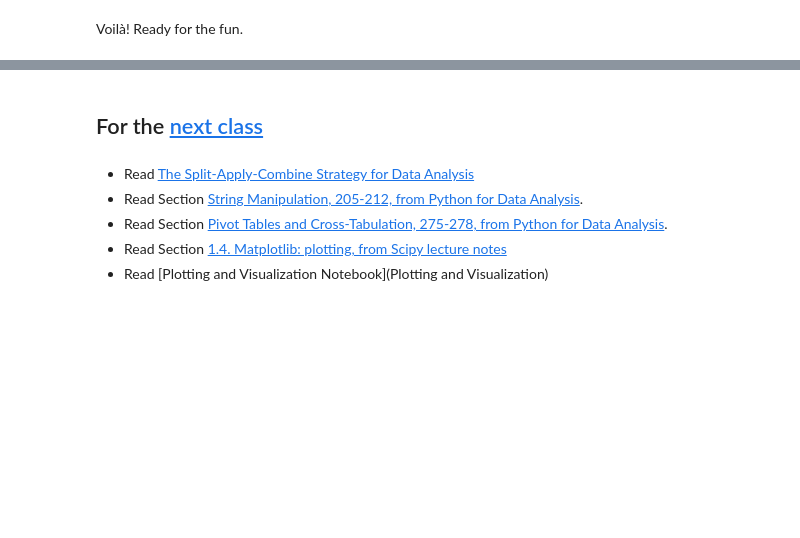
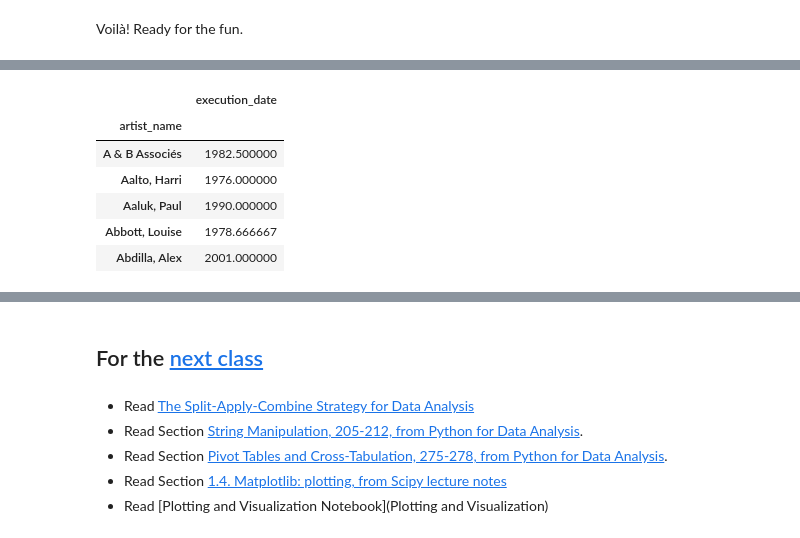
Before and after one commit to versae/DH2304, a Jupyter notebook: class06.ipynb, the cells around one changed output, grey strips where cells are left out. Cells and saved outputs as stored; diff of their text form; code cells hidden in the pictures; blank space fills up the shorter version.

```diff
--- a/class06.ipynb
+++ b/class06.ipynb
@@ -813,0 +908,11 @@ Is there any correlation between the periods of production and the number of art
+# %%
+# 2. Get the average execution year per artist.
+arts.groupby(# ... #).mean().head()
+# %% [output]
+|  | execution_date |
+| artist_name |  |
+| A & B Associés | 1982.500000 |
+| Aalto, Harri | 1976.000000 |
+| Aaluk, Paul | 1990.000000 |
+| Abbott, Louise | 1978.666667 |
+| Abdilla, Alex | 2001.000000 |
```
Also changed, not shown: parts of 47 cells of this notebook, 4 other files.
